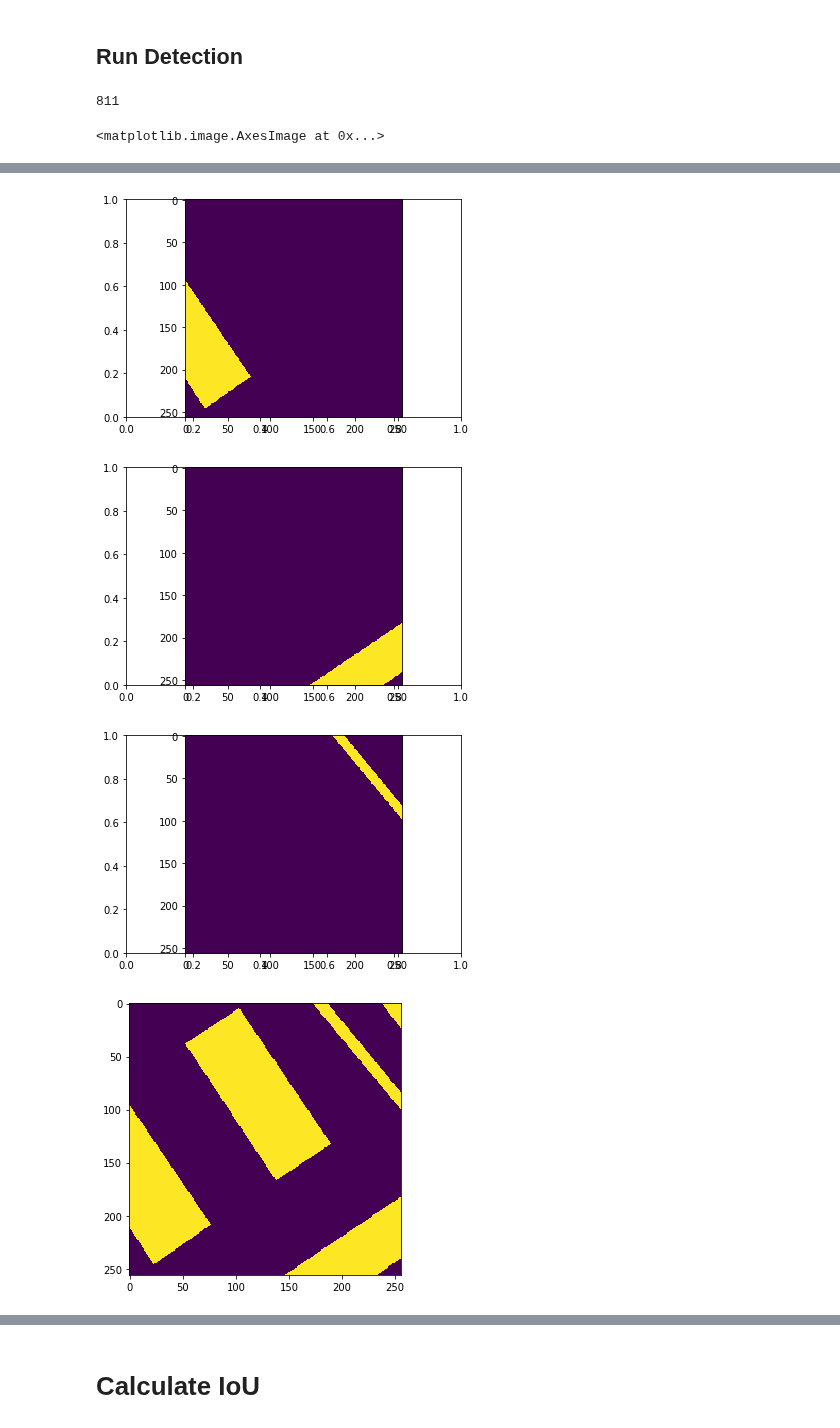
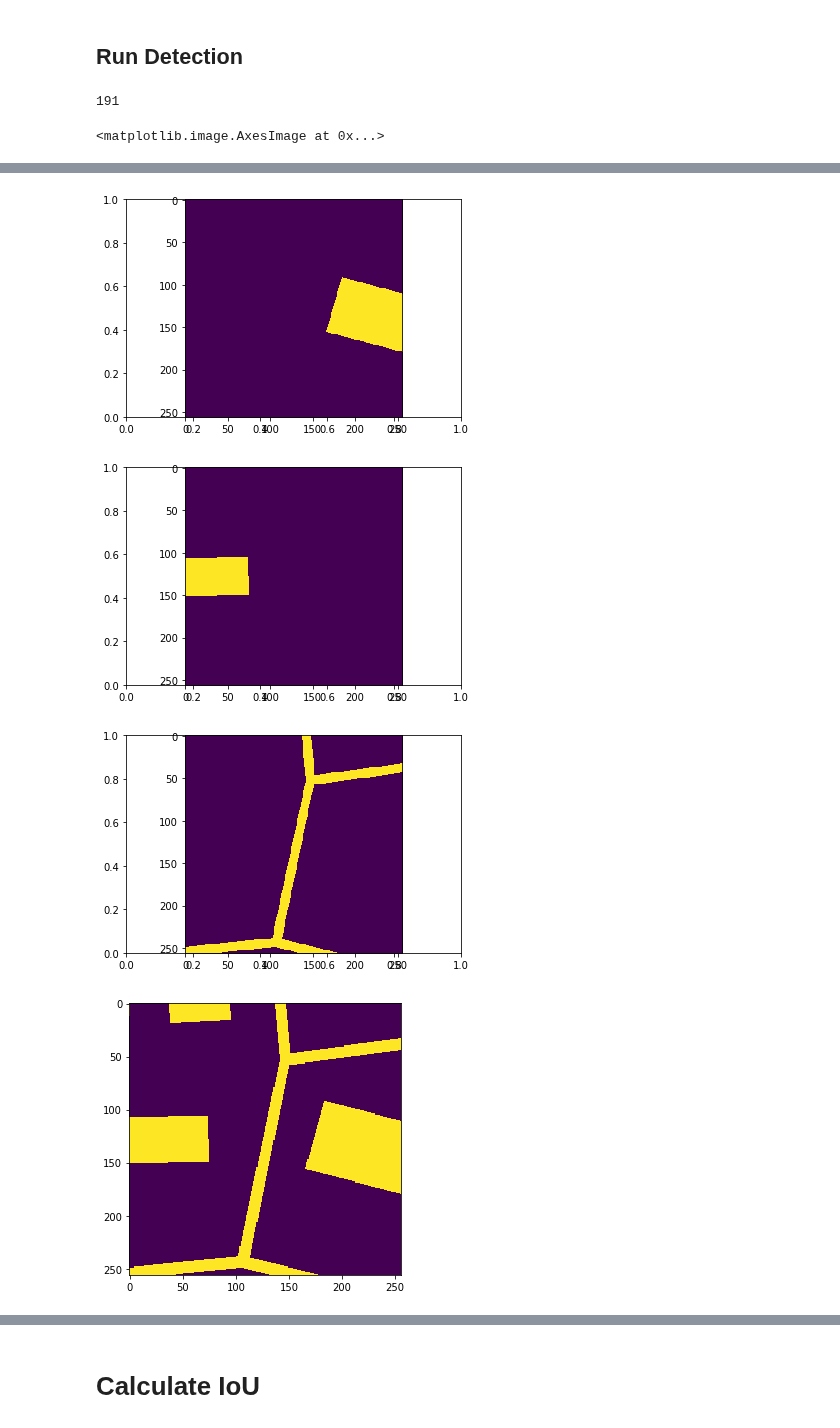
Before and after one commit to mnboos/osm-instance-segmentation, a Jupyter notebook: inspect_model.ipynb, the cells around one changed output, grey strips where cells are left out. Cells and saved outputs as stored; diff of their text form; code cells hidden in the pictures.

```diff
--- a/inspect_model.ipynb
+++ b/inspect_model.ipynb
@@ -165,10 +165,11 @@ Done
 # %% [markdown]
 ## Run Detection
 # %%
-image_id = random.choice(dataset.image_ids)
+# image_id = random.choice(dataset.image_ids)
 # image_id = 289
 # image_id = 685  # single highway
 # image_id = 745  # 1 highway & 1 building
+image_id = 191
 
 # for info in dataset.image_info:
 # #     if info["path"].endswith("19_274590_340736.tiff"):  # tennis
@@ -193,5 +194,5 @@ for i in range(0, img.shape[2]):
 ax = get_ax(size=5)
 ax.imshow(full_mask[:,:,0])
 # %% [output]
-811
+191
 <matplotlib.image.AxesImage at 0x...>
@@ -200,7 +201,7 @@ ax.imshow(full_mask[:,:,0])
-[figure, old version]
+[figure, new version]
-[figure, old version]
+[figure, new version]
-[figure, old version]
+[figure, new version]
-[figure, old version]
+[figure, new version]
 # %%
 
 # image = dataset.load_image(image_id)
```
Also changed, not shown: parts of 3 cells of this notebook.
